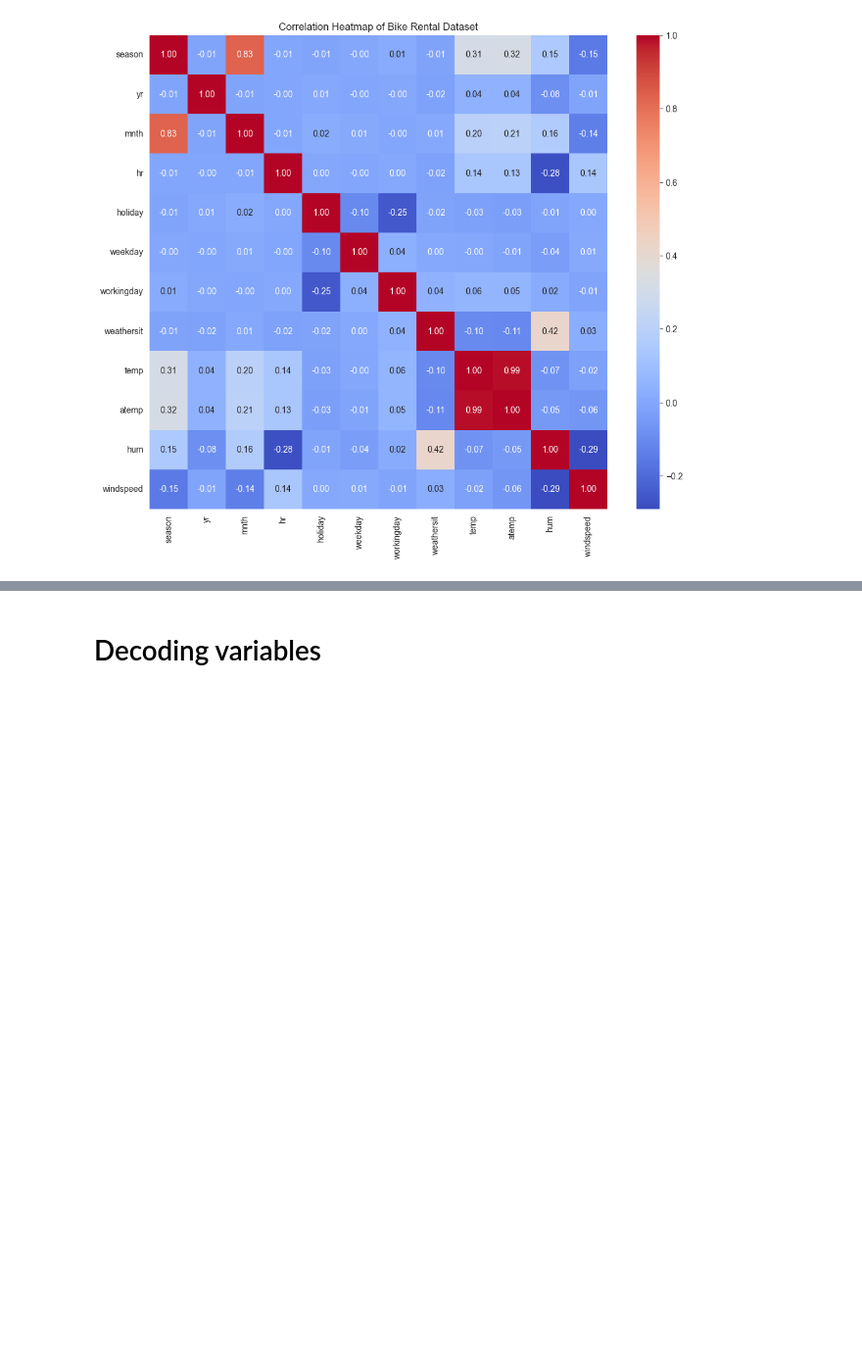
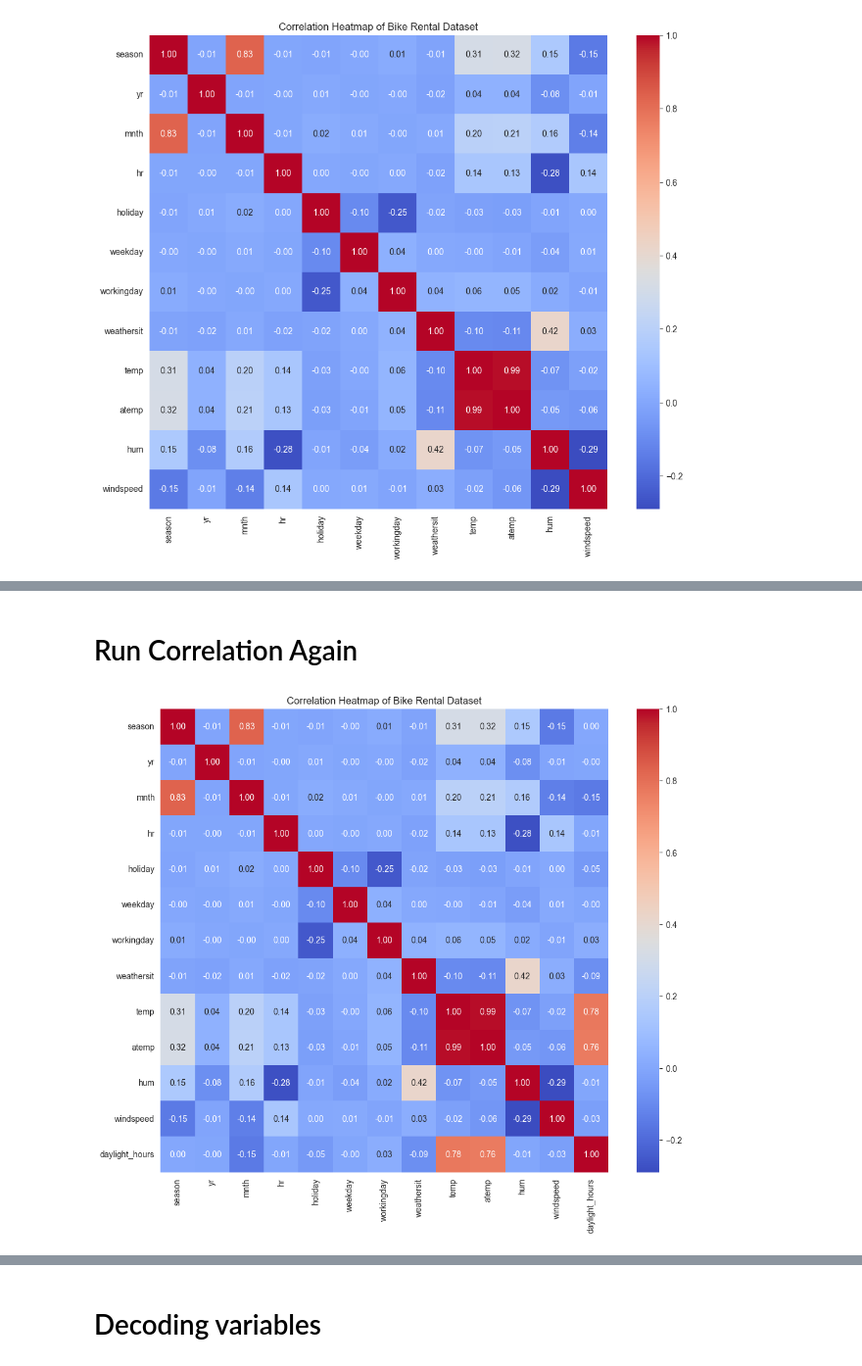
Before and after one commit to jcuenca972/mbd_python2, a Jupyter notebook: Group1_Notebook_Assignment2.ipynb, the cells around one changed output, grey strips where cells are left out. Shown at 98% size. Drawn from its saved outputs; the diff is of its cells as text; code cells hidden in the pictures; blank space fills up the shorter version.

```diff
--- a/Group1_Notebook_Assignment2.ipynb
+++ b/Group1_Notebook_Assignment2.ipynb
@@ -191,0 +196,16 @@ plt.show()
+# %%
+# Define the location outside the function
+city = LocationInfo("Washington", "USA", "US/Eastern", 38.9072, -77.0369)
+
+# Function to calculate daylight hours
+def calculate_daylight_hours(date):
+    d = date
+    try:
+        s = sun(city.observer, date=d)
+        daylight_hours = (s['sunset'] - s['sunrise']).seconds / 3600
+        return daylight_hours
+    except Exception as e:
+        return None
+# %%
+bike_data['daylight_hours'] = bike_data['dteday'].dt.date.apply(calculate_daylight_hours)
+bike_data.isnull().sum()
@@ -191,0 +232,9 @@ plt.show()
+# %%
+# Calculate the median daylight hours for each season
+median_daylight_by_season = bike_data.groupby('season')['daylight_hours'].median()
+
+# Fill null values in 'daylight_hours' with the median daylight hours of the respective season
+bike_data['daylight_hours'] = bike_data.apply(
+    lambda row: median_daylight_by_season[row['season']] if pd.isnull(row['daylight_hours']) else row['daylight_hours'],
+    axis=1
+)
@@ -192,3 +263,19 @@ plt.show()
+# %% [markdown]
+# Run Correlation Again
+# %%
+# Plot data without enconding
+data_corr = bike_data.drop(columns=["instant","dteday", "casual", "registered", "cnt"])
+plt.figure(figsize=(12, 10))
+corr_matrix = data_corr.corr()
+sns.heatmap(corr_matrix, annot=True, fmt=".2f", cmap='coolwarm')
+plt.title('Correlation Heatmap of Bike Rental Dataset')
+plt.show()
+
+# High correlations
+# season --> mnth
+# temp --> atemp
+# %% [output]
+[figure, added]
 # %% [markdown]
 # Giving insights on what seems relevant for prediction and what does not.
 ## Notes
```
Also changed, not shown: parts of 7 cells of this notebook, 1 other file.
